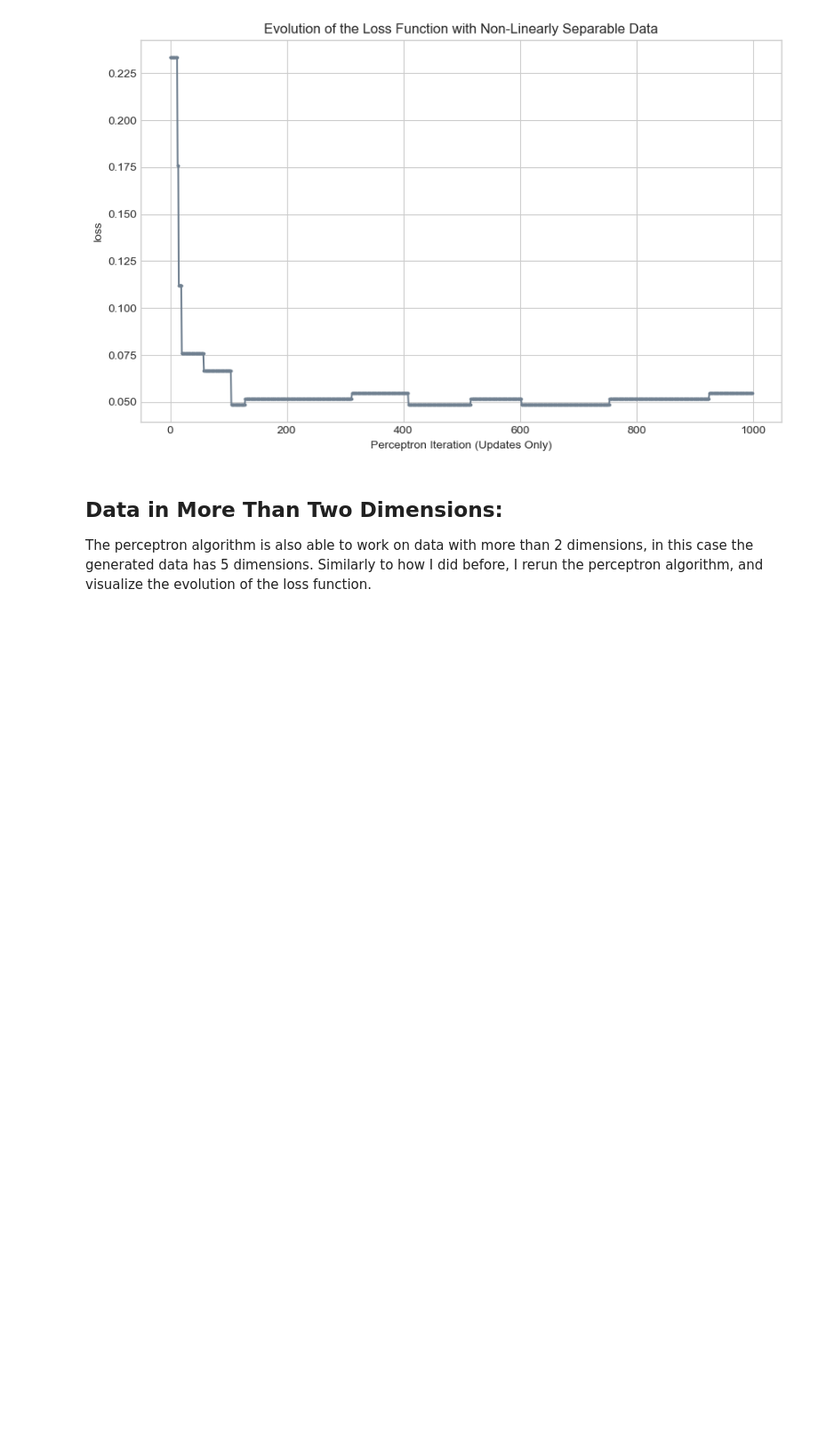
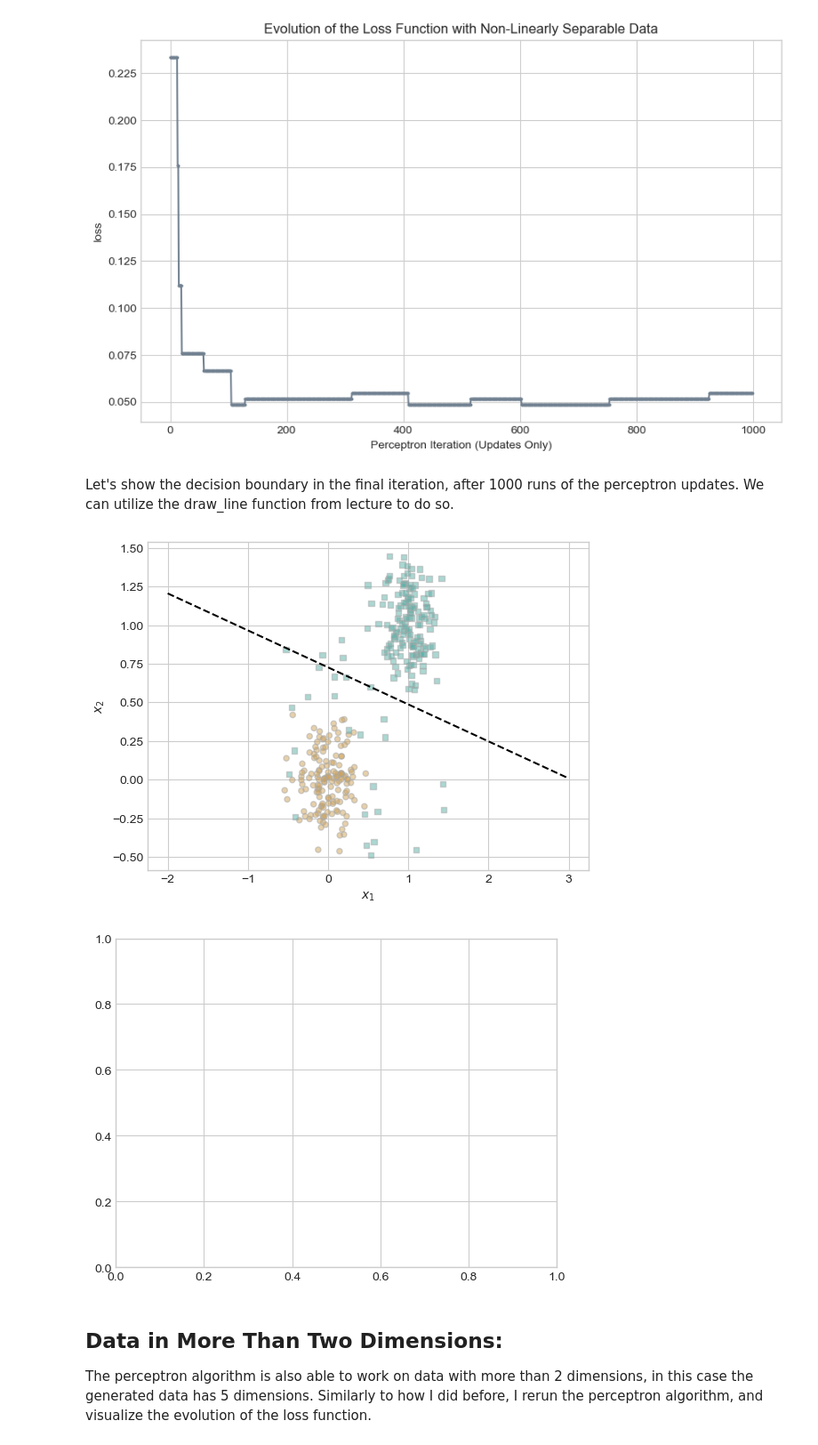
Before and after one commit to juliajoy315/juliajoy315.github.io, a Jupyter notebook: posts/Perceptron/index.ipynb, the cells around one changed output. Shown at 89% size. Drawn from its saved outputs; the diff is of its cells as text; code cells hidden in the pictures; blank space fills up the shorter version.

Commit message:
fixing perceptron feedback

```diff
--- a/posts/Perceptron/index.ipynb
+++ b/posts/Perceptron/index.ipynb
@@ -158,6 +175,8 @@ for index in range(0, 1000):
     local_loss = opt.step(x_i, y_i)
     loss = p.loss(X, y).item()
     lossVecNLS.append(loss)
+
+finalWeights = opt.model.w
 # %% [markdown]
 Now we visualize the evolution of the loss function for a non-linearly separable dataset. We can note that although the loss does decrease over iterations, it never fully reaches 0, unlike the plot of the evolution of the loss function with linearly-separable data.
 # %%
@@ -171,6 +190,23 @@ plt.title(f"Evolution of the Loss Function with Non-Linearly Separable Data")
 finalLossVal = lossVecNLS[len(lossVecNLS)-1]
 # %% [output]
 [figure]
+# %% [markdown]
+Let's show the decision boundary in the final iteration, after 1000 runs of the perceptron updates. We can utilize the draw_line function from lecture to do so.
+# %%
+#function from lecture
+def draw_line(w, x_min, x_max, ax, **kwargs):
+    w_ = w.flatten()
+    x = torch.linspace(x_min, x_max, 101)
+    y = -(w_[0]*x + w_[2])/w_[1]
+    l = ax.plot(x, y, **kwargs)
+    fig, ax = plt.subplots(1, 1)
+
+fig, ax = plt.subplots(1, 1)
+plotOverlap(X, y, ax)
+draw_line(finalWeights, x_min = -2, x_max = 3, ax = ax, color = "black", linestyle = "dashed")
+# %% [output]
+[figure, added]
+[figure, added]
 # %% [markdown]
 ## Data in More Than Two Dimensions:
 The perceptron algorithm is also able to work on data with more than 2 dimensions, in this case the generated data has 5 dimensions.
```
Also changed, not shown: parts of 4 cells of this notebook, 1 other file.
